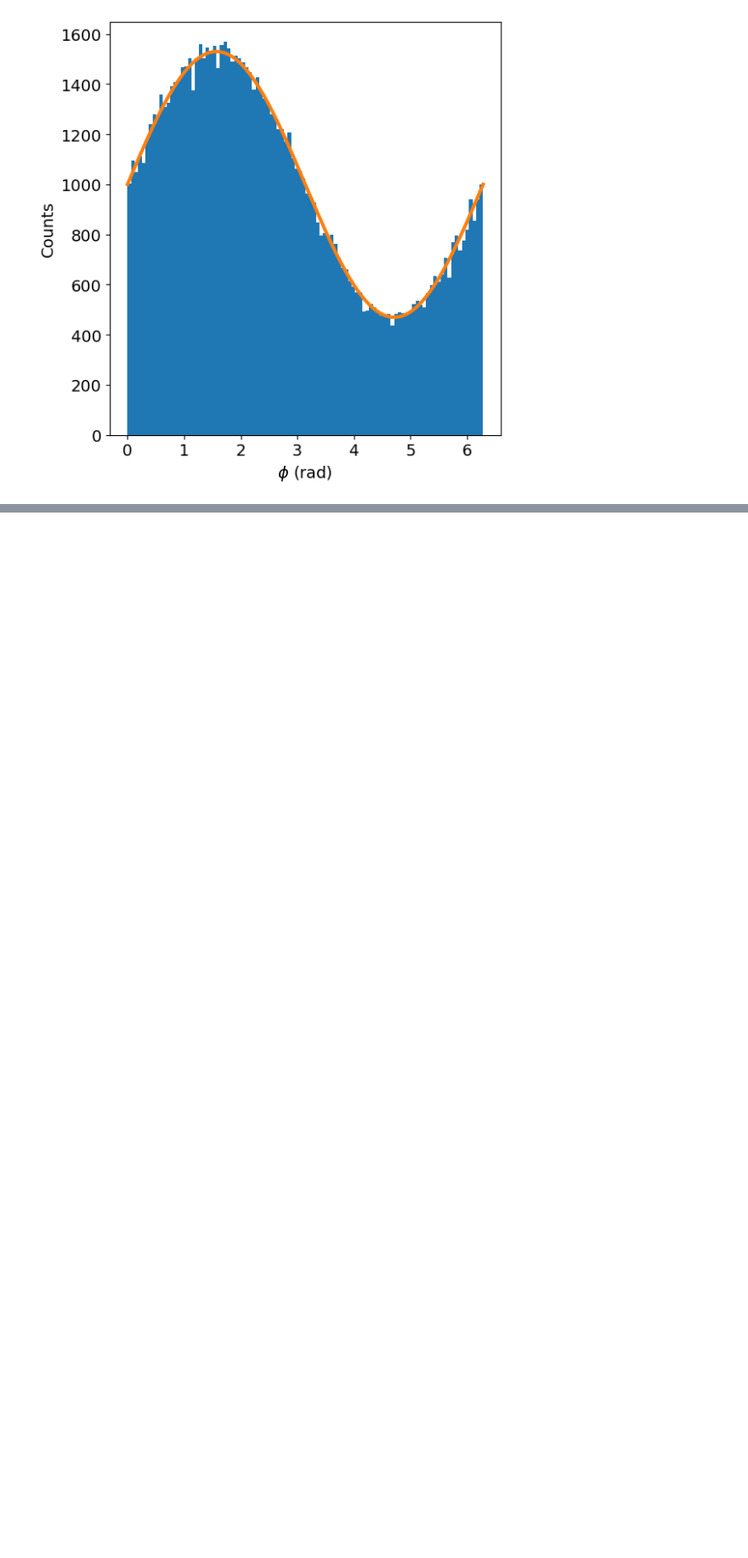
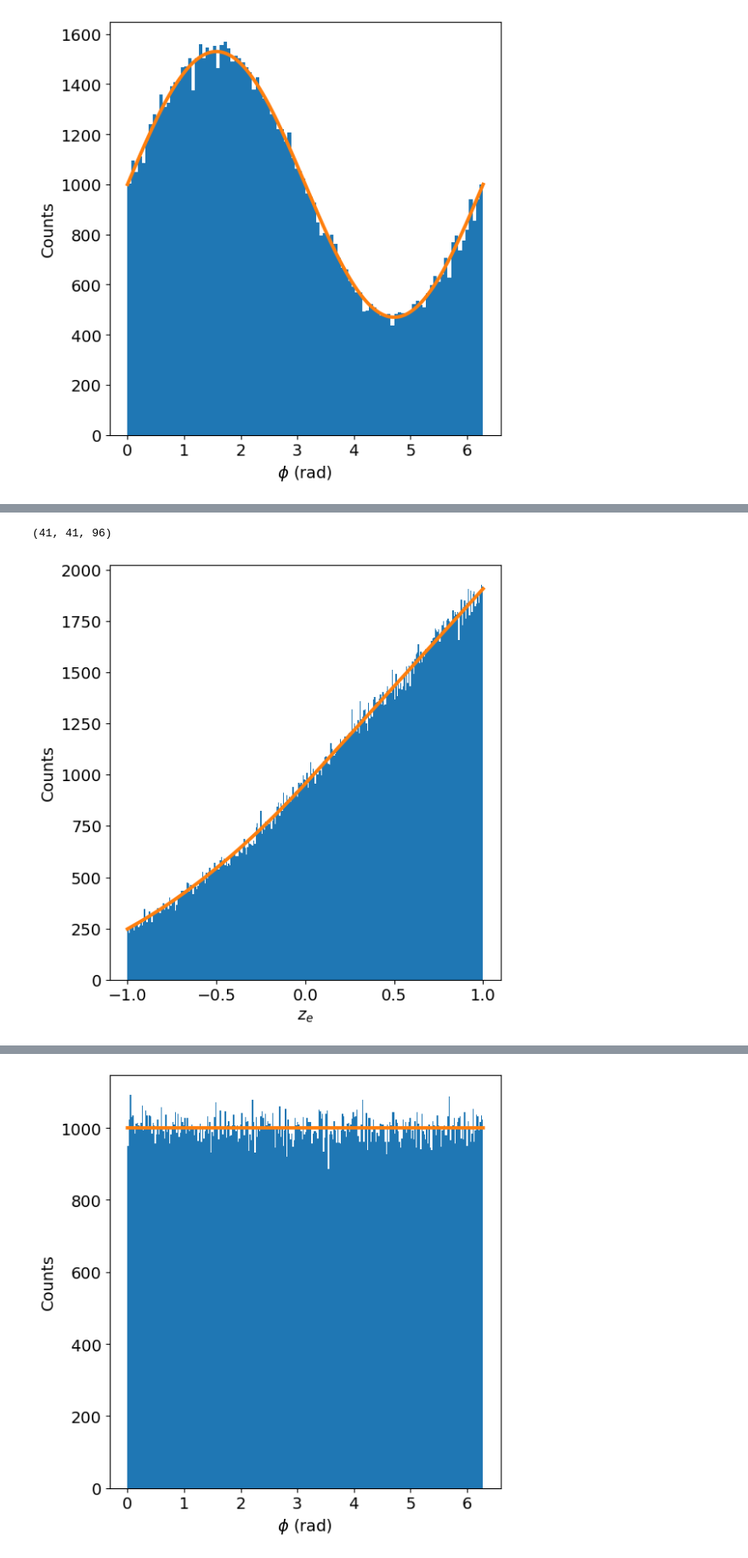
Before and after one commit to PabloCanovasM/CRADLE_TESTS, a Jupyter notebook: sampling_test.ipynb, the cells around one changed output, grey strips where cells are left out. Shown at 85% size. Cells and saved outputs as stored; diff of their text form; code cells hidden in the pictures; blank space fills up the shorter version.

```diff
--- a/sampling_test.ipynb
+++ b/sampling_test.ipynb
@@ -458,0 +585,38 @@ plot_histogram_components(data,n_bins=140,filename="plots/hist_AB_corr",f_list=[
+# %%
+data2 = np.loadtxt("build/posA_posB_hiE.txt")
+z_vals = int(np.sqrt(data2.shape[0]))
+x_max = z_vals//2
+data2 = np.array(np.split(data2,z_vals,axis=0))
+print(data2.shape)
+
+data2[data2 < 0] = 0
+
+x,y,z = np.indices(data2.shape)
+
+z = z/(z.max()+1)*2*np.pi
+x = (x-x_max)/x_max
+y = (y-x_max)/x_max
+
+x_list = x[:,0,0]
+y_list = y[0,:,0]
+z_list = z[0,0,:]
+
+
+ze_dist = data2.sum(axis=2).sum(axis=1)/(data2.shape[1]*data2.shape[2])
+ze_dist /= ze_dist.mean()
+def fx(x):
+    return np.interp(x,x_list,ze_dist)
+znu_dist = data2.sum(axis=2).sum(axis=0)/(data2.shape[0]*data2.shape[2])
+znu_dist /= znu_dist.mean()
+def fy(x):
+    return np.interp(x,y_list,znu_dist)
+phi_dist = data2.sum(axis=0).sum(axis=0)/(data2.shape[0]*data2.shape[1])
+phi_dist /= phi_dist.mean()
+def fz(x):
+    return np.interp(x,z_list,phi_dist,period=2*np.pi)
+
+
+plot_histogram_components(data,n_bins=300,filename="plots/hist_AB_corr2",f_list=[fx,fy,fz])
+# %% [output]
+(41, 41, 96)
+[figure, added]
@@ -458,0 +624 @@ plot_histogram_components(data,n_bins=140,filename="plots/hist_AB_corr",f_list=[
+[figure, added]
```
Also changed, not shown: parts of 15 cells of this notebook, 9 other files.
